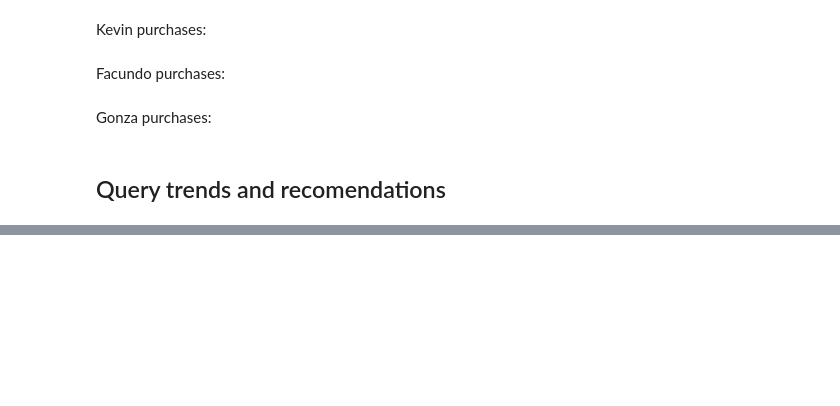
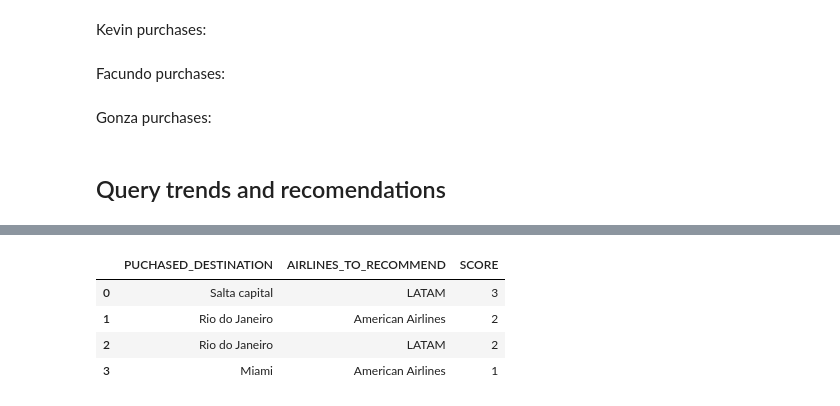
Before and after one commit to adrianmarino/recommendations-toy-example, a Jupyter notebook: toy-example.ipynb, the cells around one changed output, grey strips where cells are left out. Cells and saved outputs as stored; diff of their text form; code cells hidden in the pictures; blank space fills up the shorter version.

```diff
--- a/toy-example.ipynb
+++ b/toy-example.ipynb
@@ -35,12 +39,3 @@ userRepository = UserRepository(client)
 ## Prepare database
 # %% [markdown]
 #### 1. Remove all nodes
-# %%
-# client.run("MATCH (n:City) DETACH DELETE n")
-client.run("MATCH (n:User) DETACH DELETE n")
-client.run("MATCH (n:Country) DETACH DELETE n")
-client.run("MATCH (n:Region) DETACH DELETE n")
-client.run("MATCH (n:Persons) DETACH DELETE n")
-client.run("MATCH (n:ProductSearch) DETACH DELETE n")
-client.run("MATCH (n:Purchase) DETACH DELETE n")
-client.run("MATCH (n:ProductReservation) DETACH DELETE n")
@@ -461,8 +704,0 @@ def products_recomendations_by_destination_for_purchaser_user(email, time_window
-# %%
-query = products_recomendations_by_destination_for_purchaser_user(
-    email="adrian.marino@almundo.com",
-    time_window = 60  # In days
-)
-columns_to_show = ['product', 'destination', 'score']
-
-client.query(lambda tx: to_table(tx.run(query), columns_to_show))
@@ -471,32 +707,45 @@ client.query(lambda tx: to_table(tx.run(query), columns_to_show))
 # %%
-def products_recomendations_by_destination_for_searcher_user(email, time_window):
-    return """
+def airlie_recomendations_by_hotel_destination_for_purchaser_user(email, time_window):
+    query = """
         MATCH
-            (u:User {email: "%s"})
-                -[:SEARCHED]->(up:ProductSearch)
-                -[:TO_LOCATION|:IN_LOCATION]->(u_city:City),
-            (ou:User)
-                -[:MAKE_A]->(oup:Purchase)
-                -[:CONTAINS]->(ou_pr:ProductReservation)
-                -[:TO_LOCATION|:IN_LOCATION]->(ou_city:City)
-        WHERE
-            ou <> u
-            AND ou_city <> u_city
-            AND up.datetime >= (datetime() - duration('P%sD'))
-            AND oup.datetime >= (datetime() - duration('P%sD'))
-        WITH
-            distinct(ou_pr) as product
-        MATCH
-            (product)-[:TO_LOCATION|:IN_LOCATION]->(city:City)
-        WITH
-            product.product_type as product_type,
-            city.name as destination,
-            REDUCE (sc=0, c in COLLECT(city) | sc+1 ) AS score
-        RETURN
-            product_type as product,
-            destination,
-            score
-        ORDER BY
-            score DESC
-        LIMIT 10
+          (u:User {email: '%s'})
+            -[up:PURCHASE]->(:HotelReservation)
+            -[:TO_STAY_IN]->(:Hotel)
+            -[:LOCATED_IN]->
+
+          (c:City)
+
+              <-[:TO_LOCATION]-(fr:FlightReservation)
+              <-[op:PURCHASE]-
+          (ou:User),
+            (fr)-[:TO_TRAVEL_WITH]->(a:Airline)
+                WHERE
+                    ou <> u
+                    AND up.datetime >= (datetime() - duration('P%sD'))
+                    AND op.datetime >= (datetime() - duration('P%sD'))
+                WITH
+                    c.name as puchased_destination,
+                    a.name as airlines_to_recommend,
+                    REDUCE (sc=0, c in COLLECT(a) | sc+1 ) AS score
+                RETURN
+                    puchased_destination,
+                    airlines_to_recommend,
+                    score
+                ORDER BY
+                    score DESC
+                LIMIT 5
     """ % (email, time_window, time_window)
+
+    return client.query(lambda tx: to_table(tx.run(query), columns=['puchased_destination', 'airlines_to_recommend', 'score']))
+
+
+airlie_recomendations_by_hotel_destination_for_purchaser_user(
+    email="adrian.marino@almundo.com",
+    time_window = 60  # In days
+)
+# %% [output]
+|  | PUCHASED_DESTINATION | AIRLINES_TO_RECOMMEND | SCORE |
+| 0 | Salta capital | LATAM | 3 |
+| 1 | Rio do Janeiro | American Airlines | 2 |
+| 2 | Rio do Janeiro | LATAM | 2 |
+| 3 | Miami | American Airlines | 1 |
```
Also changed, not shown: parts of 95 cells of this notebook, 14 other files.
